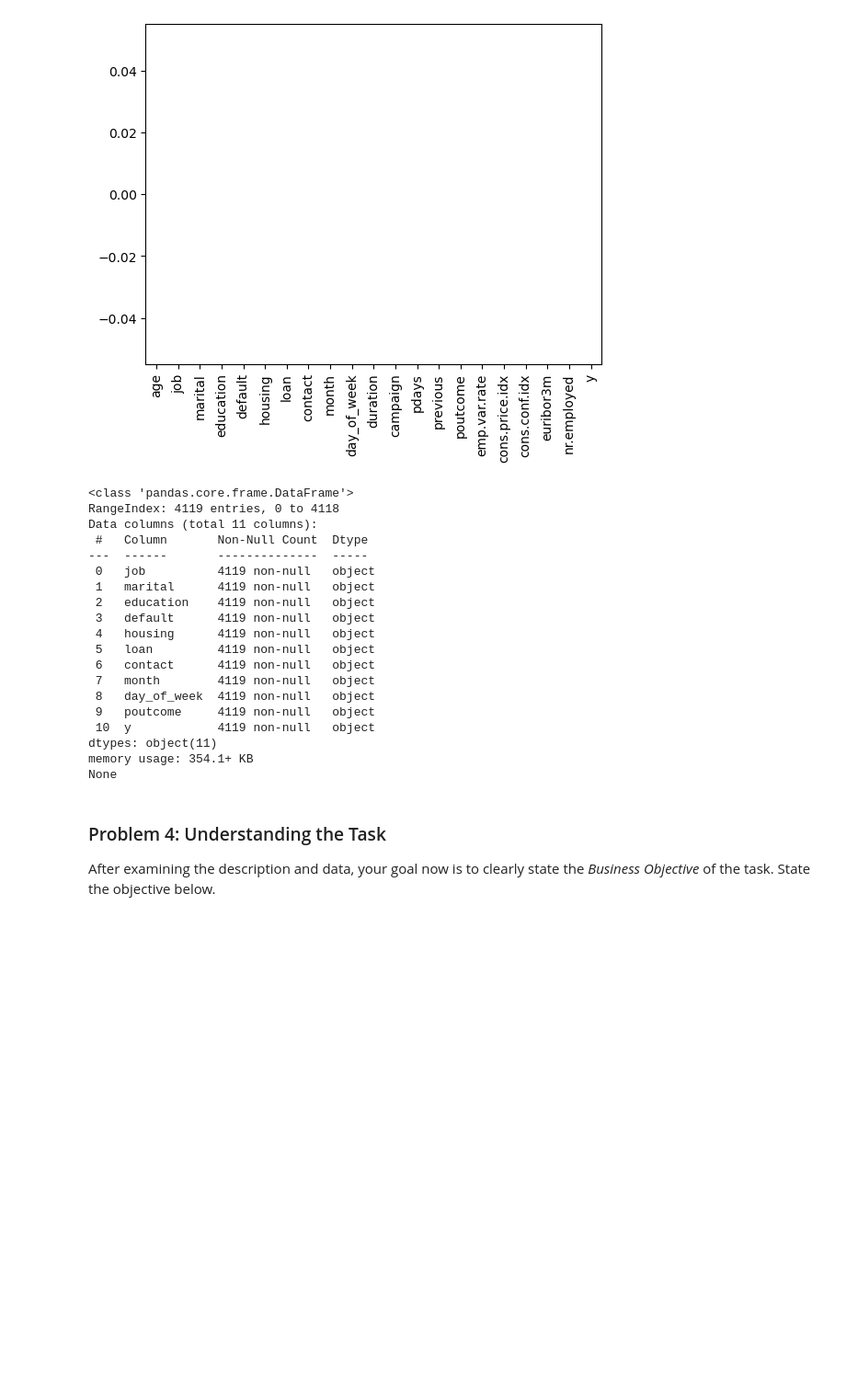
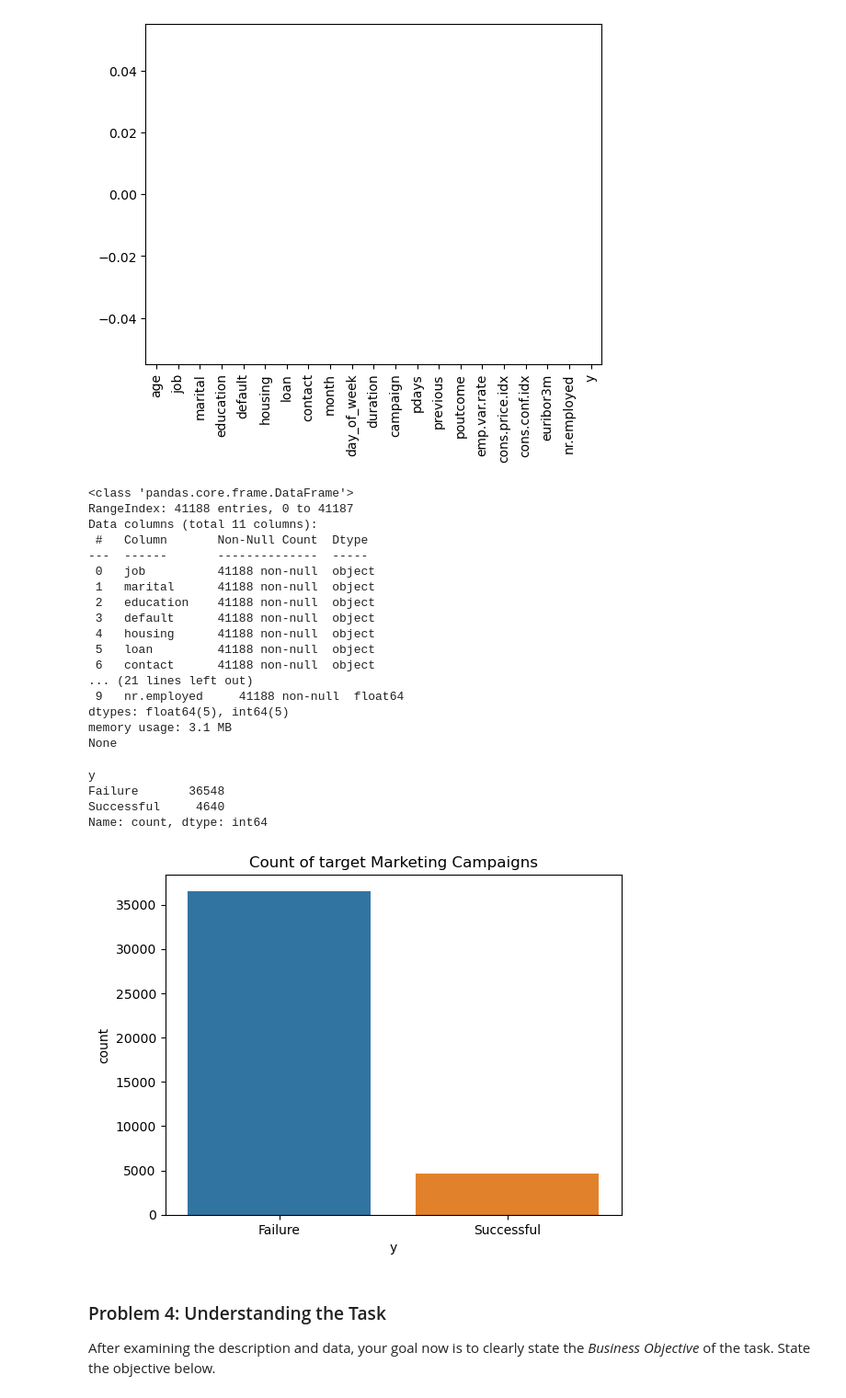
Before and after one commit to jubacochran/comparing_classifiers, a Jupyter notebook: module_17_starter/prompt_III.ipynb, the cells around one changed output. Shown at 92% size. Cells and saved outputs as stored; diff of their text form; code cells hidden in the pictures; blank space fills up the shorter version.

```diff
--- a/module_17_starter/prompt_III.ipynb
+++ b/module_17_starter/prompt_III.ipynb
@@ -95,23 +102,22 @@ pd.set_option('display.expand_frame_repr', False)
 df_ints = df.select_dtypes(['int64','float64'])
 df_object = df.select_dtypes(['object'])
 print(df_object.info())
+print(df_ints.info())
 # %% [output]
 <class 'pandas.core.frame.DataFrame'>
-RangeIndex: 4119 entries, 0 to 4118
+RangeIndex: 41188 entries, 0 to 41187
 Data columns (total 11 columns):
  #   Column       Non-Null Count  Dtype
 ---  ------       --------------  -----
- 0   job          4119 non-null   object
- 1   marital      4119 non-null   object
- 2   education    4119 non-null   object
- 3   default      4119 non-null   object
- 4   housing      4119 non-null   object
- 5   loan         4119 non-null   object
- 6   contact      4119 non-null   object
- 7   month        4119 non-null   object
- 8   day_of_week  4119 non-null   object
- 9   poutcome     4119 non-null   object
- 10  y            4119 non-null   object
-dtypes: object(11)
-memory usage: 354.1+ KB
+ 0   job          41188 non-null  object
+ 1   marital      41188 non-null  object
+ 2   education    41188 non-null  object
+ 3   default      41188 non-null  object
+ 4   housing      41188 non-null  object
+ 5   loan         41188 non-null  object
+ 6   contact      41188 non-null  object
+... (21 lines left out)
+ 9   nr.employed     41188 non-null  float64
+dtypes: float64(5), int64(5)
+memory usage: 3.1 MB
 None
@@ -122,3 +124,15 @@ transform = make_column_transformer(
+# %%
+df['y'] = np.where(df['y']== 'yes', 'Successful', 'Failure')
+
+sns.countplot(data=df, x = 'y')
+plt.title('Count of target Marketing Campaigns')
+df['y'].value_counts()
+# %% [output]
+y
+Failure       36548
+Successful     4640
+Name: count, dtype: int64
+[figure, added]
 # %% [markdown]
 ### Problem 4: Understanding the Task
 
```
Also changed, not shown: parts of 15 cells of this notebook.
